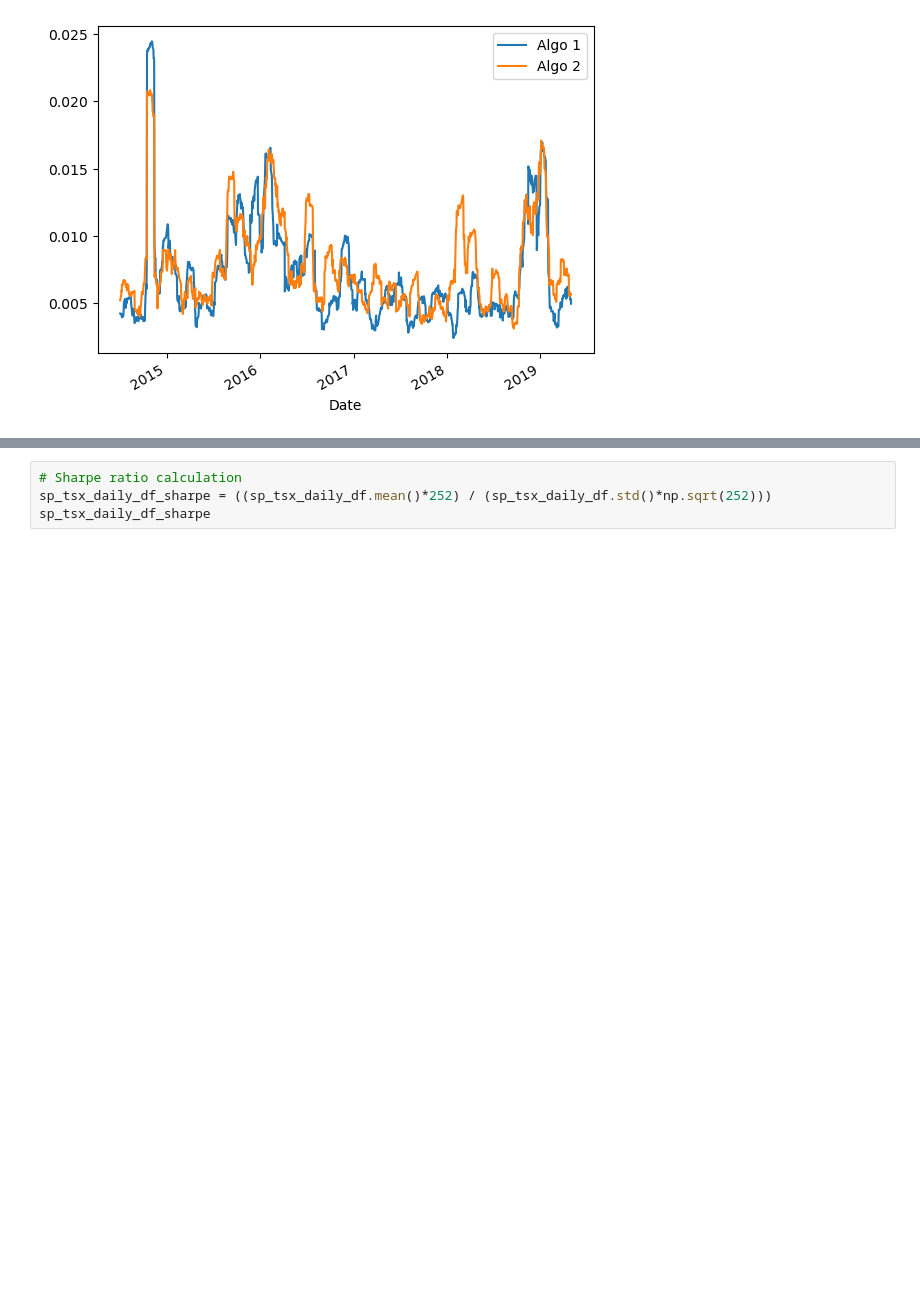
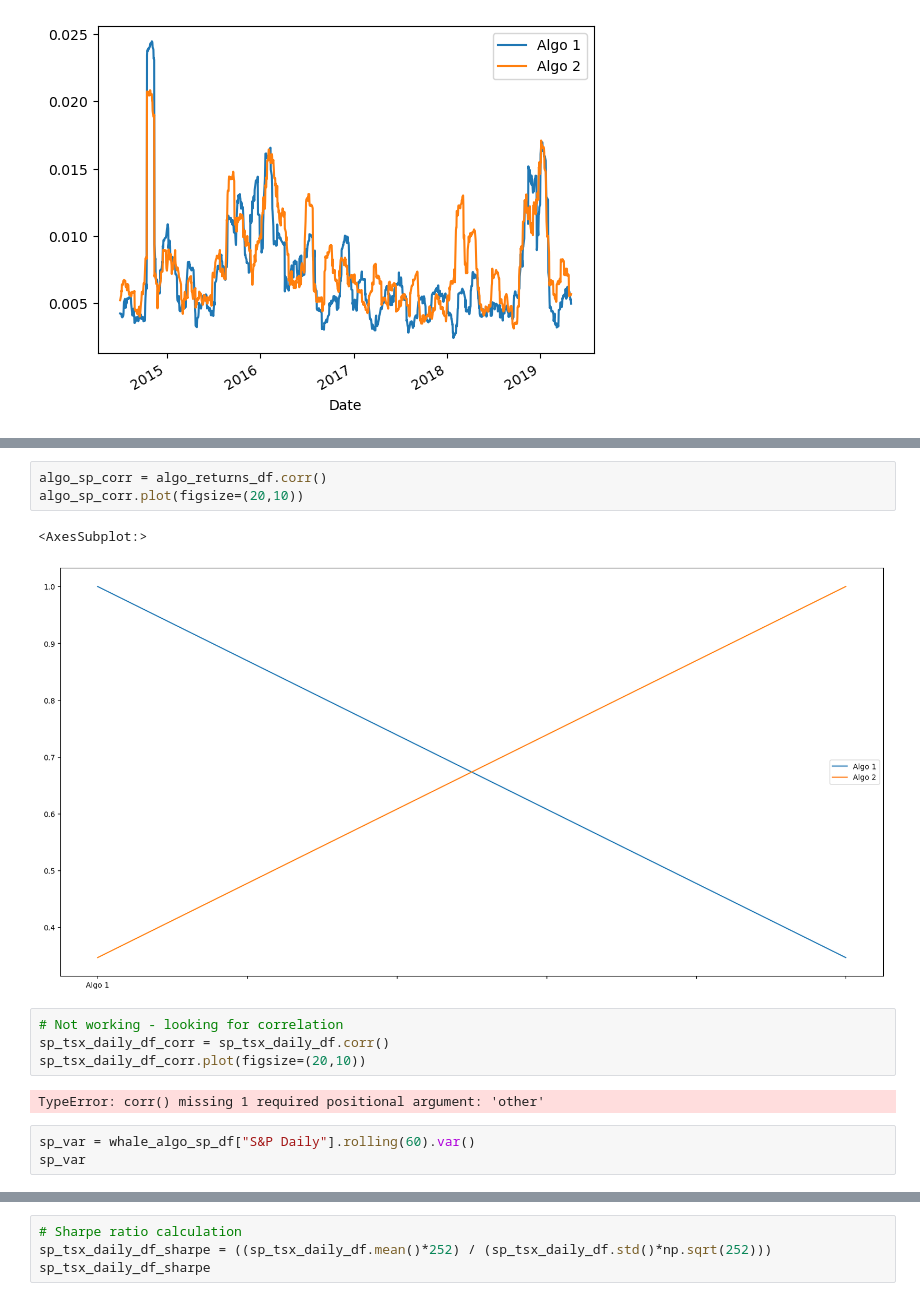
Before and after one commit to Forensicom/Bootcamp, a Jupyter notebook: InClassPracticals/Module4_PANDAS/Module4_Challenge/MODULE 4 Challenge.ipynb, the cells around one changed output, grey strips where cells are left out. Drawn from its saved outputs; the diff is of its cells as text; blank space fills up the shorter version.

```diff
--- a/InClassPracticals/Module4_PANDAS/Module4_Challenge/MODULE 4 Challenge.ipynb
+++ b/InClassPracticals/Module4_PANDAS/Module4_Challenge/MODULE 4 Challenge.ipynb
@@ -550,0 +476,15 @@ Determine whether the algorithmic strategies outperform both the market (S&P TSX
+# %%
+algo_sp_corr = algo_returns_df.corr()
+algo_sp_corr.plot(figsize=(20,10))
+# %% [output]
+<AxesSubplot:>
+[figure, added]
+# %%
+# Not working - looking for correlation
+sp_tsx_daily_df_corr = sp_tsx_daily_df.corr()
+sp_tsx_daily_df_corr.plot(figsize=(20,10))
+# %% [output]
+TypeError: corr() missing 1 required positional argument: 'other'
+# %%
+sp_var = whale_algo_sp_df["S&P Daily"].rolling(60).var()
+sp_var
```
Also changed, not shown: parts of 21 cells of this notebook.
